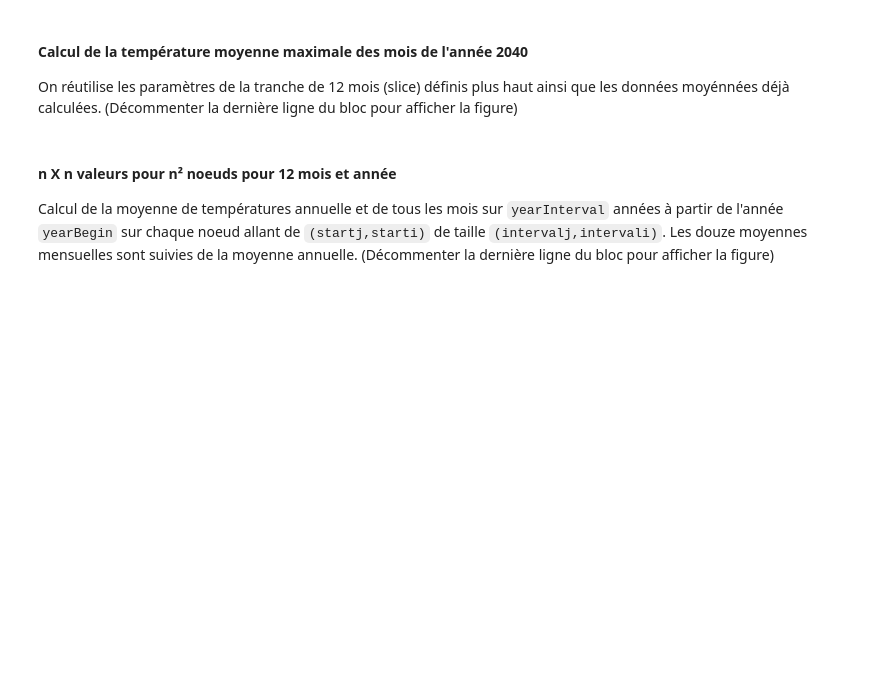
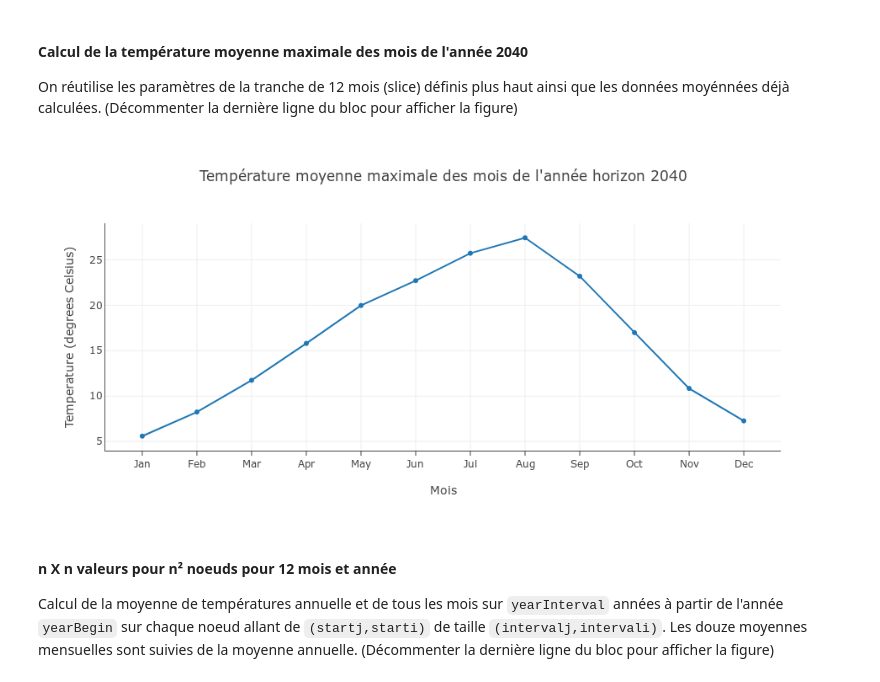
Before and after one commit to g-vidal/CahiersDeProgrammesClimat, a Jupyter notebook: climatLyon-1.ipynb, the cells around one changed output. Cells and saved outputs as stored; diff of their text form; code cells hidden in the pictures; blank space fills up the shorter version.

```diff
--- a/climatLyon-1.ipynb
+++ b/climatLyon-1.ipynb
@@ -254,31 +240,33 @@ On réutilise les paramètres de la tranche de 12 mois (slice) définis plus hau
 # %%
 trace0 = go.Scatter(
     x = lyon_month[0:slice],
     y = moyAreaInterval[0:slice],
     name ='Avril 2040'
 )
 
 data = [trace0]
 
 layout = dict (
            title = "Température moyenne maximale des mois de l'année horizon 2040",
            xaxis = dict(
                  title = 'Mois',
                  showline=True,
                  showticklabels=True,
                  ticklen=5
              ),
              yaxis = dict(
                  title = 'Temperature (degrees Celsius)',
                  showline=True,
                  showticklabels=True
              ),
 )
 
 
 fig = dict(data=data, layout=layout)
 
-#py.iplot(fig, filename='basic-line')
+py.iplot(fig, filename='basic-line')
+# %% [output]
+[figure, added]
 # %% [markdown]
 #### n X n valeurs pour n² noeuds  pour 12 mois et année
 Calcul de la moyenne de températures annuelle et de tous les mois sur `yearInterval` années à partir de l'année `yearBegin` sur chaque noeud allant de `(startj,starti)` de taille `(intervalj,intervali)`.  Les douze moyennes mensuelles sont suivies de la moyenne annuelle. (Décommenter la dernière ligne du bloc pour afficher la figure)
```
Also changed, not shown: parts of 3 cells of this notebook, 2 other files.
